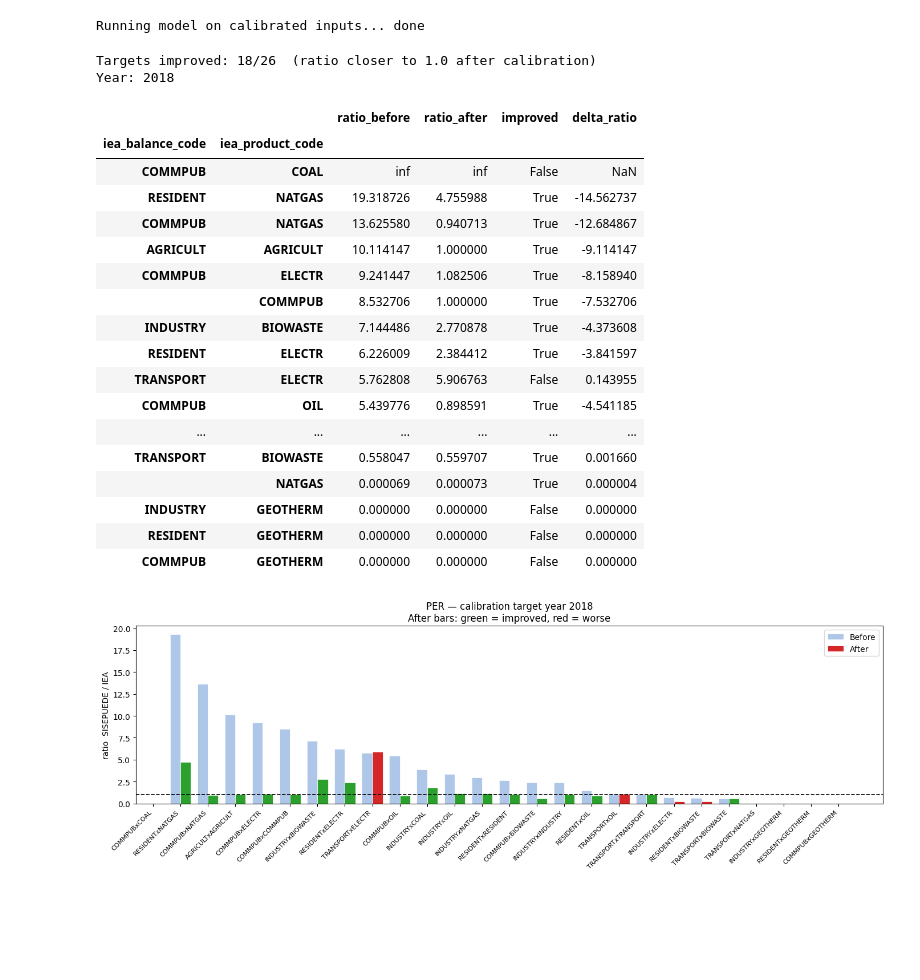
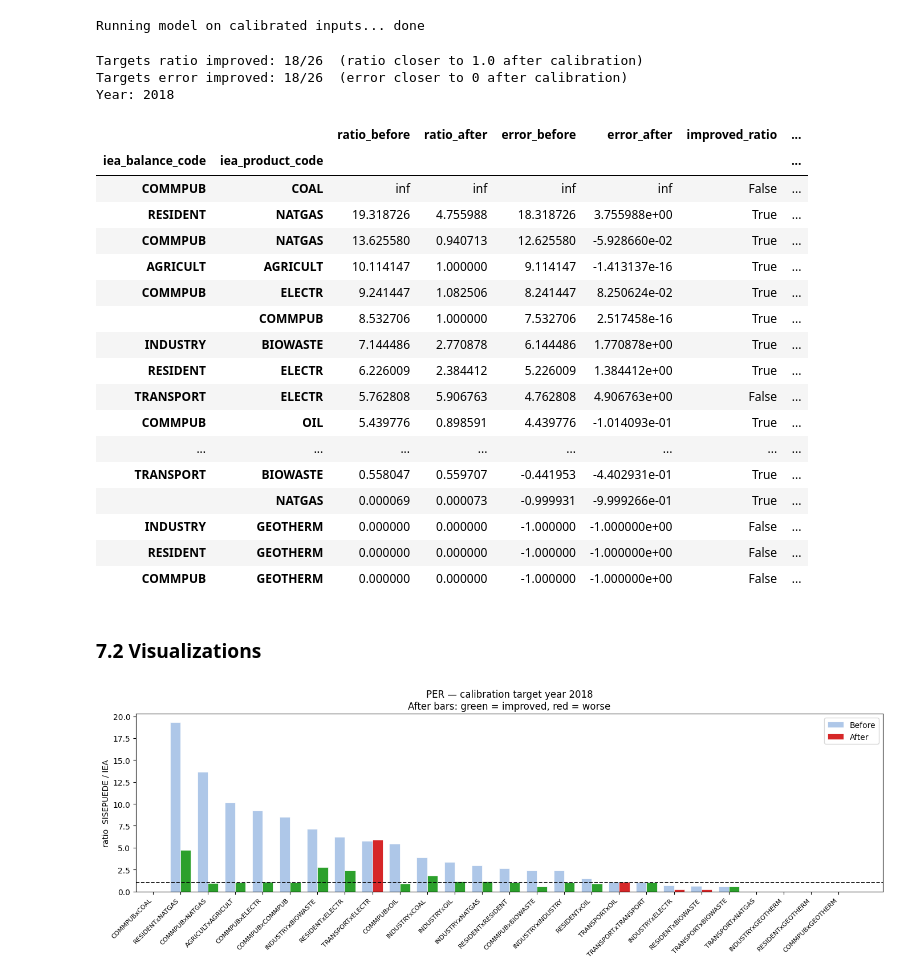
Before and after one commit to dpmendez/sisepuede, a Jupyter notebook: sisepuede/calibration/energy_calibration.ipynb, the cells around one changed output. Drawn from its saved outputs; the diff is of its cells as text; code cells hidden in the pictures; blank space fills up the shorter version.

```diff
--- a/sisepuede/calibration/energy_calibration.ipynb
+++ b/sisepuede/calibration/energy_calibration.ipynb
@@ -47,7 +47,7 @@ PATH_OUTPUT_DIR      = "/Users/dianamendez/sisepuede-data"
 
 ISO_COUNTRY          = "PER"
 START_YEAR           = 2015   # first year of the comparison window
-TRUE_DATA_LIMIT_YEAR = 2022   # last year of actual IEA data (rows beyond are projections)
+IEA_YEAR_LIMIT       = 2022   # last year of actual IEA data (rows beyond are projections)
 YEAR_TARGET          = 2018   # reference year to calibrate to
 N_ITER               = 2      # calibration iterations
 N_OPT                = 3      # calibration option: 0 = Phase 1 + Phase 2, 1 = Phase 1 only, 2 = Phase 2 only
@@ -79,7 +79,7 @@ col = df_input.pop("year")
 df_input.insert(0, "year", col)
 
 # Restrict to rows with actual observed data
-df_input = df_input.loc[df_input["year"] <= TRUE_DATA_LIMIT_YEAR].reset_index(drop=True)
+df_input = df_input.loc[df_input["year"] <= IEA_YEAR_LIMIT].reset_index(drop=True)
 print(f"Input shape: {df_input.shape}  |  years: {df_input['year'].min()}–{df_input['year'].max()}")
 # %% [output]
 Input shape: (8, 2420)  |  years: 2015–2022
@@ -196,7 +196,7 @@ df_ssp_baseline = xw.aggregate_sisepuede(df_out_baseline, col_year="year")
 # Join with IEA data
 df_comp_baseline = xw.build_comparison(
     df_ssp_baseline, df_iea_raw,
-    year_min=START_YEAR, year_max=TRUE_DATA_LIMIT_YEAR,
+    year_min=START_YEAR, year_max=IEA_YEAR_LIMIT,
 )
 
 print(f"Comparison table: {df_comp_baseline.shape[0]} rows, "
@@ -585,55 +585,73 @@ print("done")
 df_ssp_calibrated = xw.aggregate_sisepuede(df_out_calibrated, col_year="year")
 df_comp_calibrated = xw.build_comparison(
     df_ssp_calibrated, df_iea_raw,
-    year_min=START_YEAR, year_max=TRUE_DATA_LIMIT_YEAR,
+    year_min=START_YEAR, year_max=IEA_YEAR_LIMIT,
 )
 # %% [output]
 Running model on calibrated inputs... done
 # %%
 # Before/after summary table at YEAR_TARGET
 def _ratio_at_year(df_comp, year):
     return (
         df_comp[df_comp["year"] == year]
         .groupby(["iea_balance_code", "iea_product_code"])
         ["ratio"]
         .mean()
     )
 
+def _error_at_year(df_comp, year):
+    return (
+        df_comp[df_comp["year"] == year]
+        .groupby(["iea_balance_code", "iea_product_code"])
+        ["rel_err"]
+        .mean()
+    )
+
 ratio_before = _ratio_at_year(df_comp_baseline,  YEAR_TARGET).rename("ratio_before")
 ratio_after  = _ratio_at_year(df_comp_calibrated, YEAR_TARGET).rename("ratio_after")
+error_before = _error_at_year(df_comp_baseline,  YEAR_TARGET).rename("error_before")
+error_after  = _error_at_year(df_comp_calibrated, YEAR_TARGET).rename("error_after")
 
-df_compare = pd.concat([ratio_before, ratio_after], axis=1).dropna(how="all")
-df_compare["improved"] = (
+df_compare = pd.concat([ratio_before, ratio_after, error_before, error_after], axis=1).dropna(how="all")
+df_compare["improved_ratio"] = (
     (df_compare["ratio_after"] - 1).abs() < (df_compare["ratio_before"] - 1).abs()
 )
-df_compare["delta_ratio"] = df_compare["ratio_after"] - df_compare["ratio_before"]
+df_compare["improved_error"] = (
+    (df_compare["error_after"]).abs() < (df_compare["error_before"]).abs()
+)
 
-n_improved = df_compare["improved"].sum()
-n_total    = df_compare["improved"].notna().sum()
-print(f"Targets improved: {n_improved}/{n_total}  (ratio closer to 1.0 after calibration)")
+n_improved_ratio = df_compare["improved_ratio"].sum()
+n_improved_error = df_compare["improved_error"].sum()
+n_total_ratio = df_compare["improved_ratio"].notna().sum()
+n_total_error = df_compare["improved_error"].notna().sum()
+print(f"Targets ratio improved: {n_improved_ratio}/{n_total_ratio}  (ratio closer to 1.0 after calibration)")
+print(f"Targets error improved: {n_improved_error}/{n_total_error}  (error closer to 0 after calibration)")
 print(f"Year: {YEAR_TARGET}")
 display(df_compare.sort_values("ratio_before", ascending=False))
 # %% [output]
-Targets improved: 18/26  (ratio closer to 1.0 after calibration)
+Targets ratio improved: 18/26  (ratio closer to 1.0 after calibration)
+Targets error improved: 18/26  (error closer to 0 after calibration)
 Year: 2018
-|  |  | ratio_before | ratio_after | improved | delta_ratio |
-| iea_balance_code | iea_product_code |  |  |  |  |
-| COMMPUB | COAL | inf | inf | False | NaN |
-| RESIDENT | NATGAS | 19.318726 | 4.755988 | True | -14.562737 |
-| COMMPUB | NATGAS | 13.625580 | 0.940713 | True | -12.684867 |
-| AGRICULT | AGRICULT | 10.114147 | 1.000000 | True | -9.114147 |
-| COMMPUB | ELECTR | 9.241447 | 1.082506 | True | -8.158940 |
-|  | COMMPUB | 8.532706 | 1.000000 | True | -7.532706 |
-| INDUSTRY | BIOWASTE | 7.144486 | 2.770878 | True | -4.373608 |
-| RESIDENT | ELECTR | 6.226009 | 2.384412 | True | -3.841597 |
-| TRANSPORT | ELECTR | 5.762808 | 5.906763 | False | 0.143955 |
-| COMMPUB | OIL | 5.439776 | 0.898591 | True | -4.541185 |
-| ... | ... | ... | ... | ... | ... |
-| TRANSPORT | BIOWASTE | 0.558047 | 0.559707 | True | 0.001660 |
-|  | NATGAS | 0.000069 | 0.000073 | True | 0.000004 |
-| INDUSTRY | GEOTHERM | 0.000000 | 0.000000 | False | 0.000000 |
-| RESIDENT | GEOTHERM | 0.000000 | 0.000000 | False | 0.000000 |
-| COMMPUB | GEOTHERM | 0.000000 | 0.000000 | False | 0.000000 |
+|  |  | ratio_before | ratio_after | error_before | error_after | improved_ratio | ... |
+| iea_balance_code | iea_product_code |  |  |  |  |  | ... |
+| COMMPUB | COAL | inf | inf | inf | inf | False | ... |
+| RESIDENT | NATGAS | 19.318726 | 4.755988 | 18.318726 | 3.755988e+00 | True | ... |
+| COMMPUB | NATGAS | 13.625580 | 0.940713 | 12.625580 | -5.928660e-02 | True | ... |
+| AGRICULT | AGRICULT | 10.114147 | 1.000000 | 9.114147 | -1.413137e-16 | True | ... |
+| COMMPUB | ELECTR | 9.241447 | 1.082506 | 8.241447 | 8.250624e-02 | True | ... |
+|  | COMMPUB | 8.532706 | 1.000000 | 7.532706 | 2.517458e-16 | True | ... |
+| INDUSTRY | BIOWASTE | 7.144486 | 2.770878 | 6.144486 | 1.770878e+00 | True | ... |
+| RESIDENT | ELECTR | 6.226009 | 2.384412 | 5.226009 | 1.384412e+00 | True | ... |
+| TRANSPORT | ELECTR | 5.762808 | 5.906763 | 4.762808 | 4.906763e+00 | False | ... |
+| COMMPUB | OIL | 5.439776 | 0.898591 | 4.439776 | -1.014093e-01 | True | ... |
+| ... | ... | ... | ... | ... | ... | ... | ... |
+| TRANSPORT | BIOWASTE | 0.558047 | 0.559707 | -0.441953 | -4.402931e-01 | True | ... |
+|  | NATGAS | 0.000069 | 0.000073 | -0.999931 | -9.999266e-01 | True | ... |
+| INDUSTRY | GEOTHERM | 0.000000 | 0.000000 | -1.000000 | -1.000000e+00 | False | ... |
+| RESIDENT | GEOTHERM | 0.000000 | 0.000000 | -1.000000 | -1.000000e+00 | False | ... |
+| COMMPUB | GEOTHERM | 0.000000 | 0.000000 | -1.000000 | -1.000000e+00 | False | ... |
+# %% [markdown]
+### 7.2 Visualizations
 # %%
 from sisepuede.calibration._plotting import plot_before_after_discrepancy_bar
 
```
Also changed, not shown: parts of 3 cells of this notebook, 1 other file.
